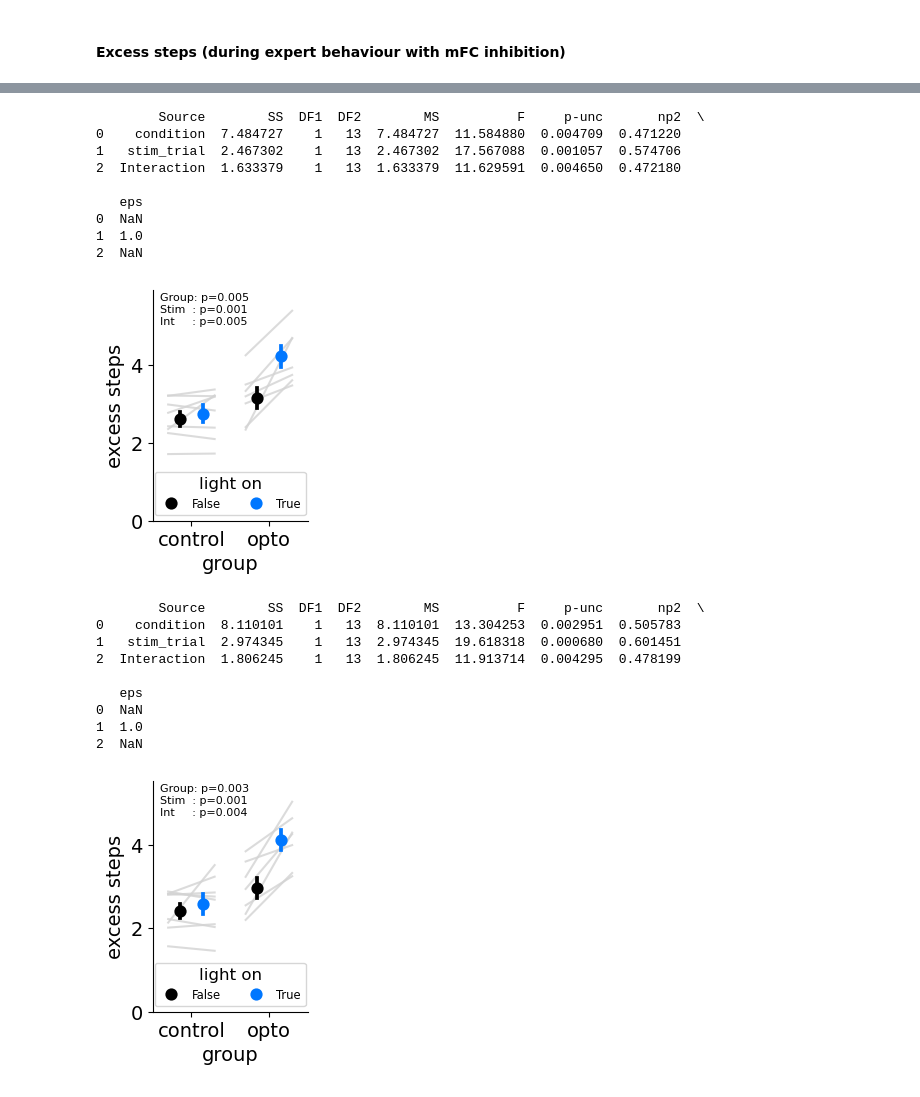
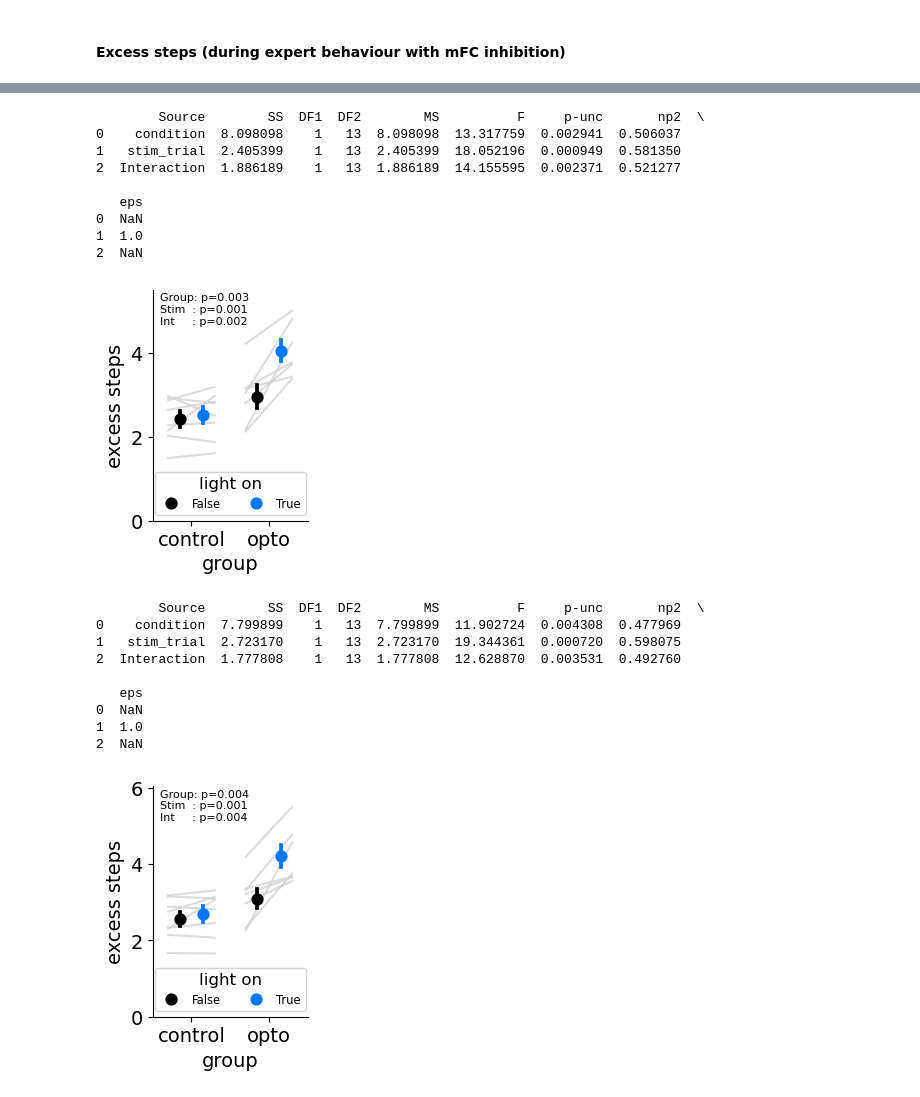
Before and after one commit to peterdoohan/goalNav_mFC-opto3, a Jupyter notebook: code/Notebooks/performance_metrics.ipynb, the cells around one changed output, grey strips where cells are left out. Cells and saved outputs as stored; diff of their text form; code cells hidden in the pictures.

```diff
--- a/code/Notebooks/performance_metrics.ipynb
+++ b/code/Notebooks/performance_metrics.ipynb
@@ -66,38 +66,38 @@ f.savefig("../results/figures/delta_excess_steps_over_time.pdf")
 fig, ax = plt.subplots(1, 1, figsize=(2, 3))
 es.plot_random_effects_summary(
     excess_steps_df,
-    stim_day_range=(4, np.inf),
+    stim_day_range=(8, np.inf),
     print_stats=True,
     ax=ax,
 )
 fig.savefig("../results/figures/random_effects_excess_steps.pdf")
 # %% [output]
         Source        SS  DF1  DF2        MS          F     p-unc       np2  \
-0    condition  7.484727    1   13  7.484727  11.584880  0.004709  0.471220
-1   stim_trial  2.467302    1   13  2.467302  17.567088  0.001057  0.574706
-2  Interaction  1.633379    1   13  1.633379  11.629591  0.004650  0.472180
+0    condition  8.098098    1   13  8.098098  13.317759  0.002941  0.506037
+1   stim_trial  2.405399    1   13  2.405399  18.052196  0.000949  0.581350
+2  Interaction  1.886189    1   13  1.886189  14.155595  0.002371  0.521277
 
    eps
 0  NaN
 1  1.0
 2  NaN
-[figure, old version]
+[figure, new version]
 # %%
 # focusing even more on late data
 es.plot_random_effects_summary(
     excess_steps_df,
-    stim_day_range=(10, np.inf),
+    stim_day_range=(4, np.inf),
     outlier_thres=250,
     print_stats=True,
 )
 # %% [output]
         Source        SS  DF1  DF2        MS          F     p-unc       np2  \
-0    condition  8.110101    1   13  8.110101  13.304253  0.002951  0.505783
-1   stim_trial  2.974345    1   13  2.974345  19.618318  0.000680  0.601451
-2  Interaction  1.806245    1   13  1.806245  11.913714  0.004295  0.478199
+0    condition  7.799899    1   13  7.799899  11.902724  0.004308  0.477969
+1   stim_trial  2.723170    1   13  2.723170  19.344361  0.000720  0.598075
+2  Interaction  1.777808    1   13  1.777808  12.628870  0.003531  0.492760
 
    eps
 0  NaN
 1  1.0
 2  NaN
-[figure, old version]
+[figure, new version]
```
Also changed, not shown: parts of 8 cells of this notebook, 1 other file.
